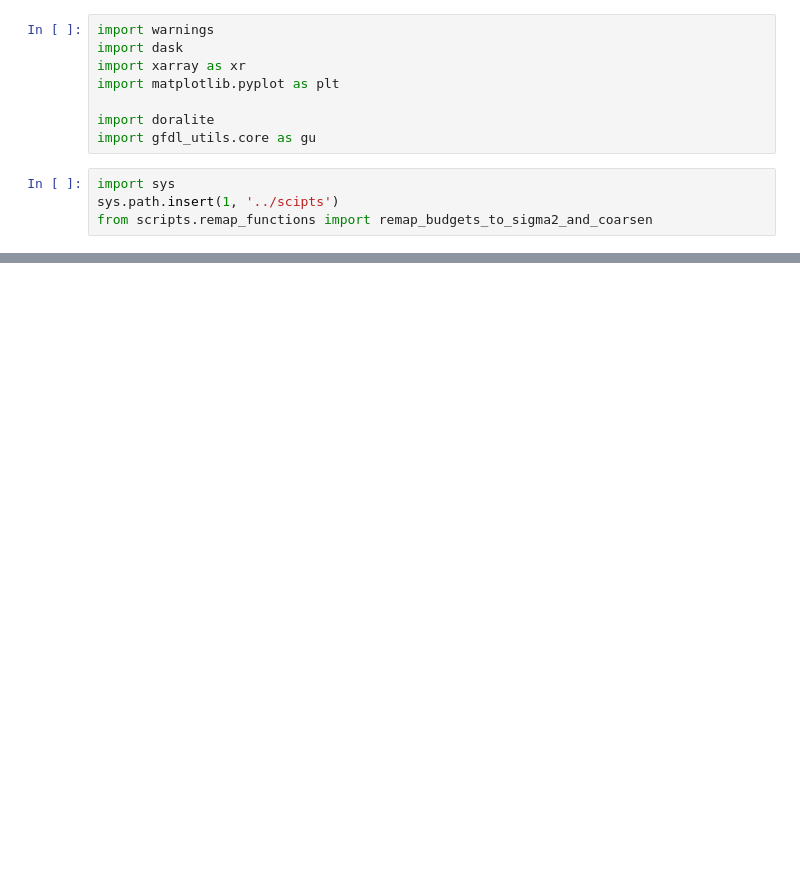
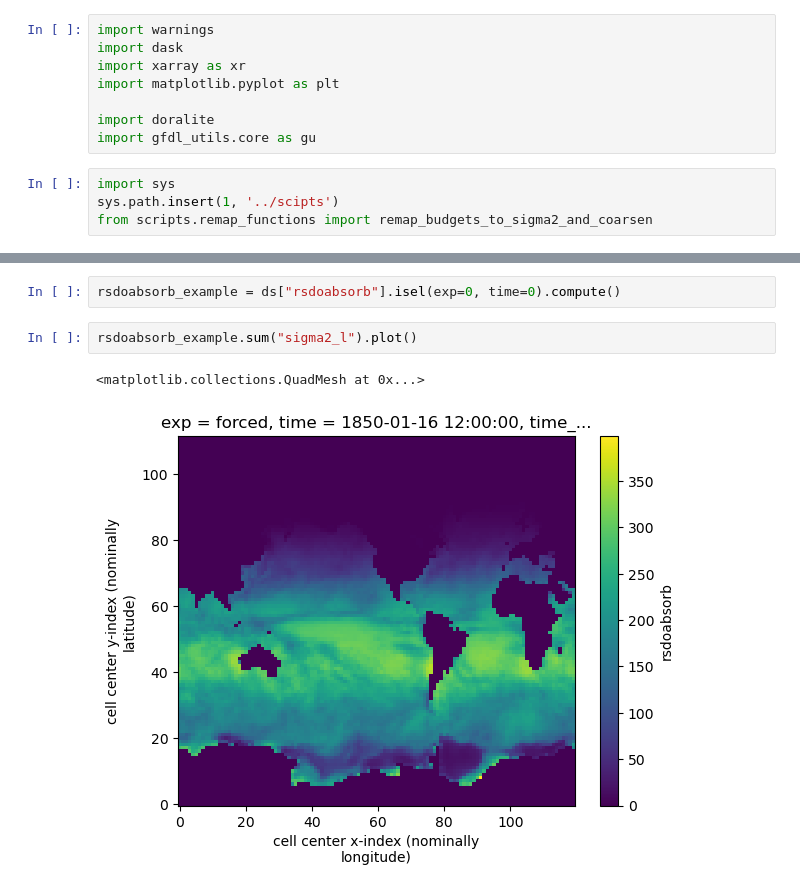
Before and after one commit to hdrake/CM4Xutils, a Jupyter notebook: examples/coarsen_budget_diags.ipynb, the cells around one changed output, grey strips where cells are left out. Drawn from its saved outputs; the diff is of its cells as text; blank space fills up the shorter version.

```diff
--- a/examples/coarsen_budget_diags.ipynb
+++ b/examples/coarsen_budget_diags.ipynb
@@ -115,0 +100,7 @@ ds["taux"].isel(exp=0, time=0).plot()
+# %%
+rsdoabsorb_example = ds["rsdoabsorb"].isel(exp=0, time=0).compute()
+# %%
+rsdoabsorb_example.sum("sigma2_l").plot()
+# %% [output]
+<matplotlib.collections.QuadMesh at 0x...>
+[figure, added]
```
Also changed, not shown: parts of 6 cells of this notebook, 2 other files.
